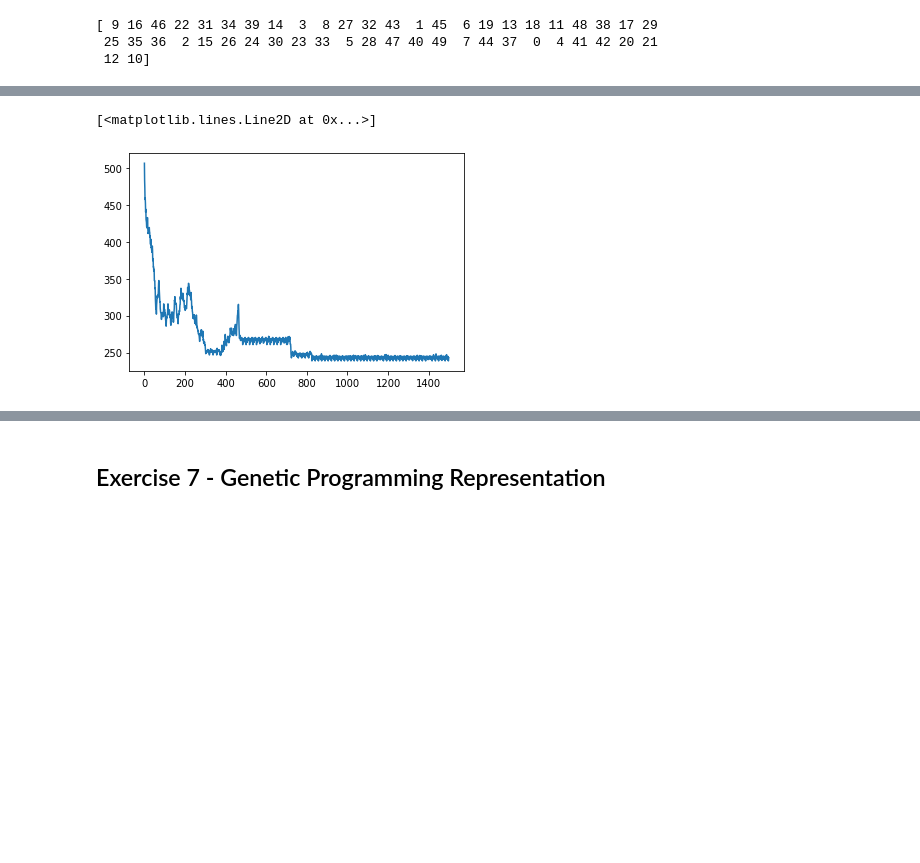
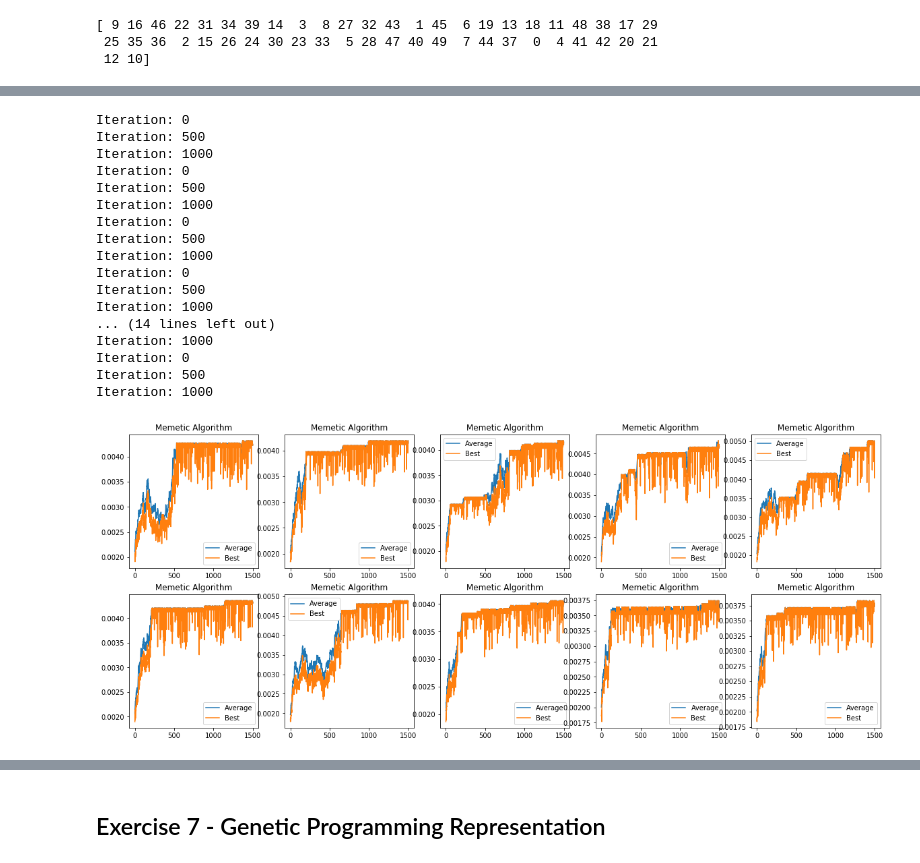
Before and after one commit to marlousnijman/natural_computing, a Jupyter notebook: Assignment 1/assignment1.ipynb, the cells around one changed output, grey strips where cells are left out. Saved outputs shown, nothing was run; the diff lists cells and outputs as text; code cells hidden in the pictures; blank space fills up the shorter version.

Commit message:
Add files via upload
10 iterations of MA and EA

```diff
--- a/Assignment 1/assignment1.ipynb
+++ b/Assignment 1/assignment1.ipynb
@@ -337,6 +310,35 @@ Iteration: 1450
-# %%
-distance_array = 1/fitness_array[:,2]
-plt.plot(distance_array)
-# %% [output]
-[<matplotlib.lines.Line2D at 0x...>]
-[figure, removed]
+# %%
+MA_fitness = np.zeros((10,1500,3))
+population_size = 20
+n_offspring = 20
+mutate_prob = 0.005
+iterations = 1500
+
+fig, axs = plt.subplots(2,5, figsize=(20,8))
+axs = axs.ravel()
+
+for i,ax in enumerate(axs):
+    MA_fitness[i,:,:] = memetic_algorithm(population_size,n_offspring,mutate_prob,iterations)
+    ax.plot(MA_fitness[i,:,2])
+    ax.plot(MA_fitness[i,:,0])
+    ax.set_title("Memetic Algorithm")
+    ax.legend(["Average","Best"])
+# %% [output]
+Iteration: 0
+Iteration: 500
+Iteration: 1000
+Iteration: 0
+Iteration: 500
+Iteration: 1000
+Iteration: 0
+Iteration: 500
+Iteration: 1000
+Iteration: 0
+Iteration: 500
+Iteration: 1000
+... (14 lines left out)
+Iteration: 1000
+Iteration: 0
+Iteration: 500
+Iteration: 1000
+[figure, added]
```
Also changed, not shown: parts of 5 cells of this notebook.
